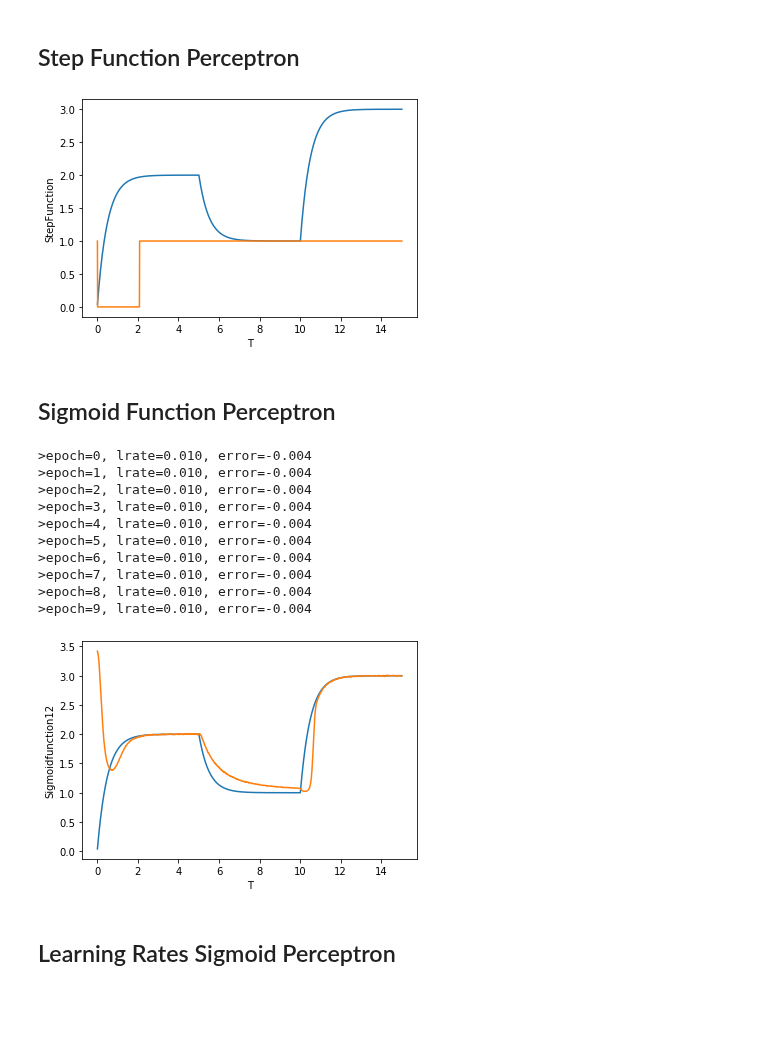
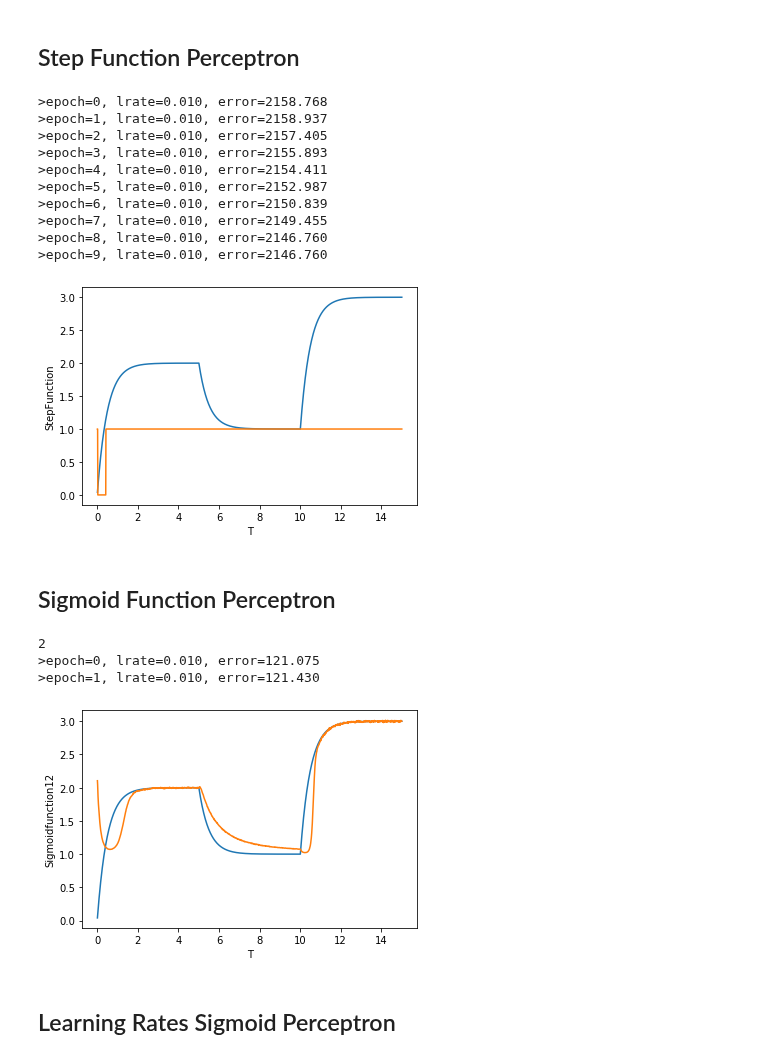
Before and after one commit to JamesDun2866/Computational-Science, a Jupyter notebook: Computational Science.ipynb, the cells around one changed output. Drawn from its saved outputs; the diff is of its cells as text; code cells hidden in the pictures; blank space fills up the shorter version.

```diff
--- a/Computational Science.ipynb
+++ b/Computational Science.ipynb
@@ -518,12 +547,23 @@ def Tuple_converter(array): #convert array into a tuple set
     return Tuplearray # return tuple
 # %%
 x1 = Tuple_converter(df1['xNoise'])
-Stepfunction = train_weights_step(x1,0.001,1)
-df1['StepFunction'] = Stepfunction
+Stepfunction = train_weights_step(x1,0.01,10)
+stepfunction2 = SelectedEpoch(10,Stepfunction)
+df1['StepFunction'] = stepfunction2
 t = sns.lineplot(x="T", y="X", data=df1)  #plot actual
 t2 = sns.lineplot(x="T", y="StepFunction", data=df1) #plot predicted
 # %% [output]
+>epoch=0, lrate=0.010, error=2158.768
+>epoch=1, lrate=0.010, error=2158.937
+>epoch=2, lrate=0.010, error=2157.405
+>epoch=3, lrate=0.010, error=2155.893
+>epoch=4, lrate=0.010, error=2154.411
+>epoch=5, lrate=0.010, error=2152.987
+>epoch=6, lrate=0.010, error=2150.839
+>epoch=7, lrate=0.010, error=2149.455
+>epoch=8, lrate=0.010, error=2146.760
+>epoch=9, lrate=0.010, error=2146.760
-[figure, old version]
+[figure, new version]
 # %% [markdown]
 ## Sigmoid Function Perceptron
 # %%
@@ -572,22 +636,16 @@ def predict3(noise2,weights2):
     return activation2, net_sum
 # %%
 x12 = Tuple_converter(df1['xNoise'])
-Sigmoidfunction2,tttt = train_weights_sigmoid(x12,0.01,10)
-df1['Sigmoidfunction12'] = Sigmoidfunction2
+Sigmoidfunction2,tttt = train_weights_sigmoid(x12,0.01,2)
+Sigmoidfunction3 = SelectedEpoch(2,Sigmoidfunction2)
+df1['Sigmoidfunction12'] = Sigmoidfunction3
 t = sns.lineplot(x="T", y="X", data=df1)  #plot actual
 t2 = sns.lineplot(x="T", y="Sigmoidfunction12", data=df1) #plot predicted
 # %% [output]
->epoch=0, lrate=0.010, error=-0.004
->epoch=1, lrate=0.010, error=-0.004
->epoch=2, lrate=0.010, error=-0.004
->epoch=3, lrate=0.010, error=-0.004
->epoch=4, lrate=0.010, error=-0.004
->epoch=5, lrate=0.010, error=-0.004
->epoch=6, lrate=0.010, error=-0.004
->epoch=7, lrate=0.010, error=-0.004
->epoch=8, lrate=0.010, error=-0.004
->epoch=9, lrate=0.010, error=-0.004
+2
+>epoch=0, lrate=0.010, error=121.075
+>epoch=1, lrate=0.010, error=121.430
-[figure, old version]
+[figure, new version]
 # %% [markdown]
 ## Learning Rates Sigmoid Perceptron
 # %%
```
Also changed, not shown: parts of 10 cells of this notebook.
